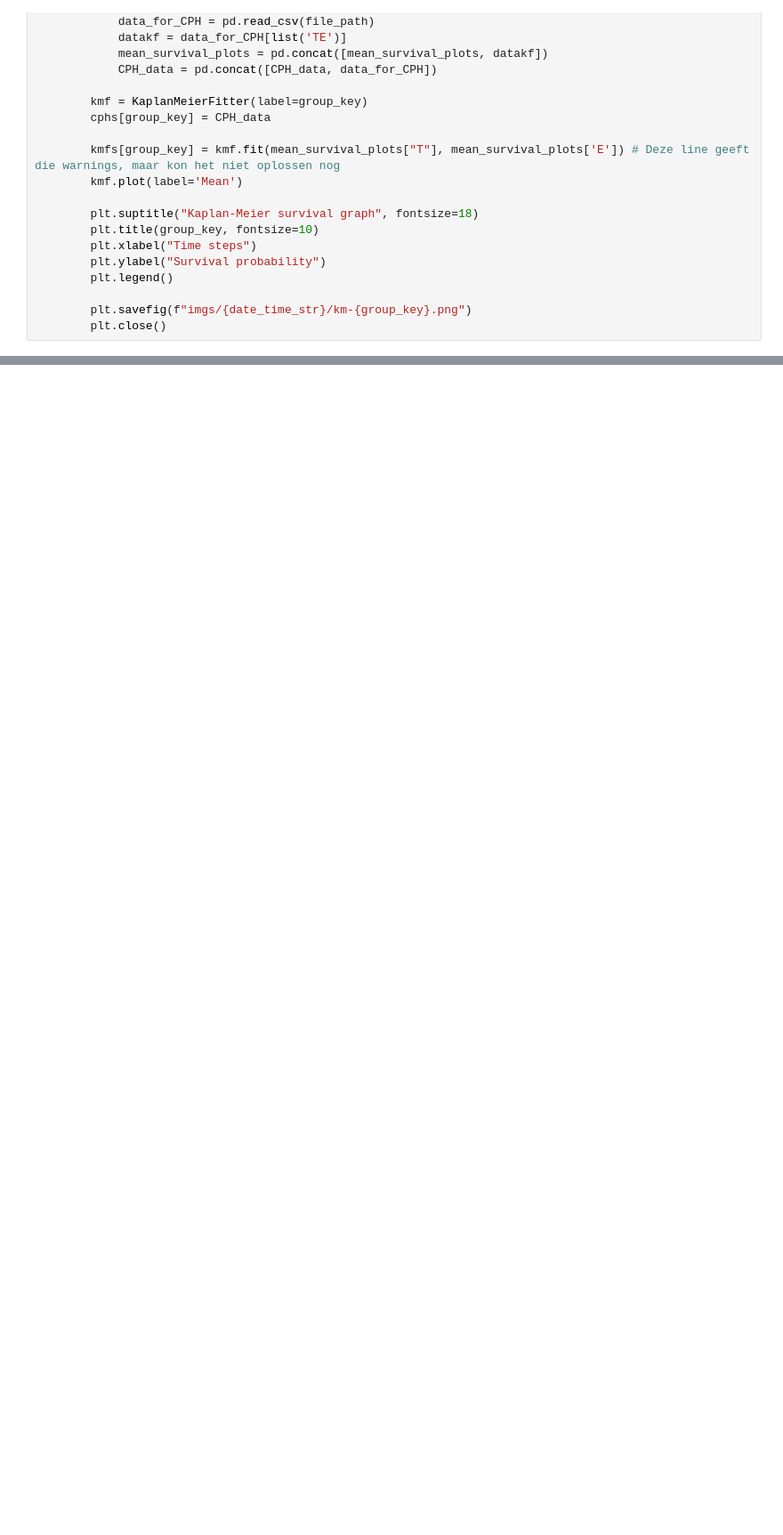
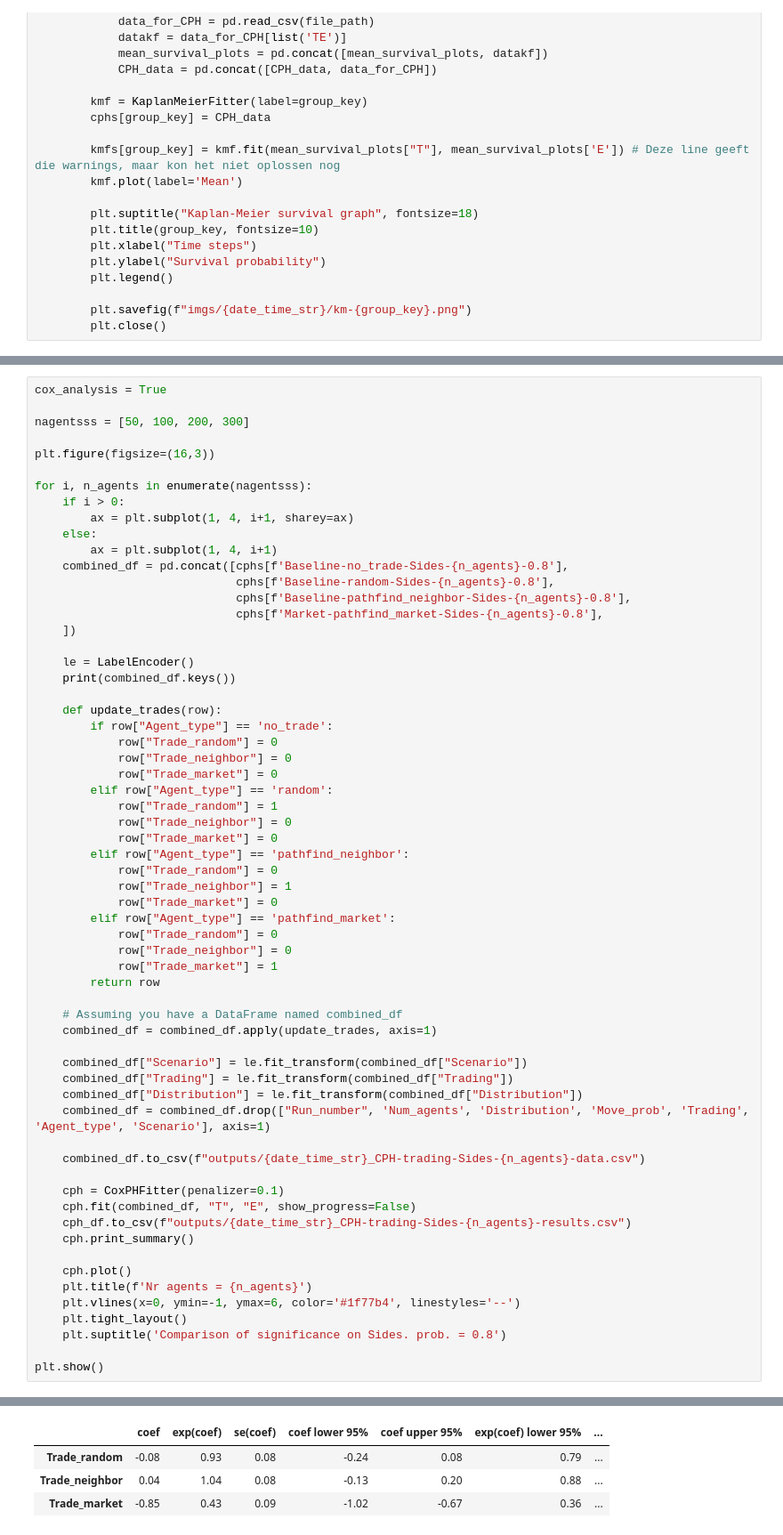
Before and after one commit to freek1/trading-agents, a Jupyter notebook: eval.ipynb, the cells around one changed output, grey strips where cells are left out. Shown at 89% size. Saved outputs shown, nothing was run; the diff lists cells and outputs as text; blank space fills up the shorter version.

```diff
--- a/eval.ipynb
+++ b/eval.ipynb
@@ -228,0 +397,63 @@ ConvergenceError: delta contains nan value(s). Convergence halted. Please see th
+# %%
+cox_analysis = True
+
+nagentsss = [50, 100, 200, 300]
+
+plt.figure(figsize=(16,3))
+
+for i, n_agents in enumerate(nagentsss):
+    if i > 0:
+        ax = plt.subplot(1, 4, i+1, sharey=ax)
+    else:
+        ax = plt.subplot(1, 4, i+1)
+    combined_df = pd.concat([cphs[f'Baseline-no_trade-Sides-{n_agents}-0.8'],
+                             cphs[f'Baseline-random-Sides-{n_agents}-0.8'],
+                             cphs[f'Baseline-pathfind_neighbor-Sides-{n_agents}-0.8'],
+                             cphs[f'Market-pathfind_market-Sides-{n_agents}-0.8'],
+    ])
+
+    le = LabelEncoder()
+    print(combined_df.keys())
+
+    def update_trades(row):
+        if row["Agent_type"] == 'no_trade':
+            row["Trade_random"] = 0
+            row["Trade_neighbor"] = 0
+            row["Trade_market"] = 0
+        elif row["Agent_type"] == 'random':
+            row["Trade_random"] = 1
+            row["Trade_neighbor"] = 0
+            row["Trade_market"] = 0
+        elif row["Agent_type"] == 'pathfind_neighbor':
+            row["Trade_random"] = 0
+            row["Trade_neighbor"] = 1
+            row["Trade_market"] = 0
+        elif row["Agent_type"] == 'pathfind_market':
+            row["Trade_random"] = 0
+            row["Trade_neighbor"] = 0
+            row["Trade_market"] = 1
+        return row
+
+    # Assuming you have a DataFrame named combined_df
+    combined_df = combined_df.apply(update_trades, axis=1)
+
+    combined_df["Scenario"] = le.fit_transform(combined_df["Scenario"])
+    combined_df["Trading"] = le.fit_transform(combined_df["Trading"])
+    combined_df["Distribution"] = le.fit_transform(combined_df["Distribution"])
+    combined_df = combined_df.drop(["Run_number", 'Num_agents', 'Distribution', 'Move_prob', 'Trading', 'Agent_type', 'Scenario'], axis=1)
+
+    combined_df.to_csv(f"outputs/{date_time_str}_CPH-trading-Sides-{n_agents}-data.csv")
+
+    cph = CoxPHFitter(penalizer=0.1)
+    cph.fit(combined_df, "T", "E", show_progress=False)
+    cph_df.to_csv(f"outputs/{date_time_str}_CPH-trading-Sides-{n_agents}-results.csv")
+    cph.print_summary()
+
+    cph.plot()
+    plt.title(f'Nr agents = {n_agents}')
+    plt.vlines(x=0, ymin=-1, ymax=6, color='#1f77b4', linestyles='--')
+    plt.tight_layout()
+    plt.suptitle('Comparison of significance on Sides. prob. = 0.8')
+
+plt.show()
+# %% [output]
@@ -228,0 +473,4 @@ ConvergenceError: delta contains nan value(s). Convergence halted. Please see th
+|  | coef | exp(coef) | se(coef) | coef lower 95% | coef upper 95% | exp(coef) lower 95% | ... |
+| Trade_random | -0.08 | 0.93 | 0.08 | -0.24 | 0.08 | 0.79 | ... |
+| Trade_neighbor | 0.04 | 1.04 | 0.08 | -0.13 | 0.20 | 0.88 | ... |
+| Trade_market | -0.85 | 0.43 | 0.09 | -1.02 | -0.67 | 0.36 | ... |
```
Also changed, not shown: parts of 12 cells of this notebook, 13 other files.
